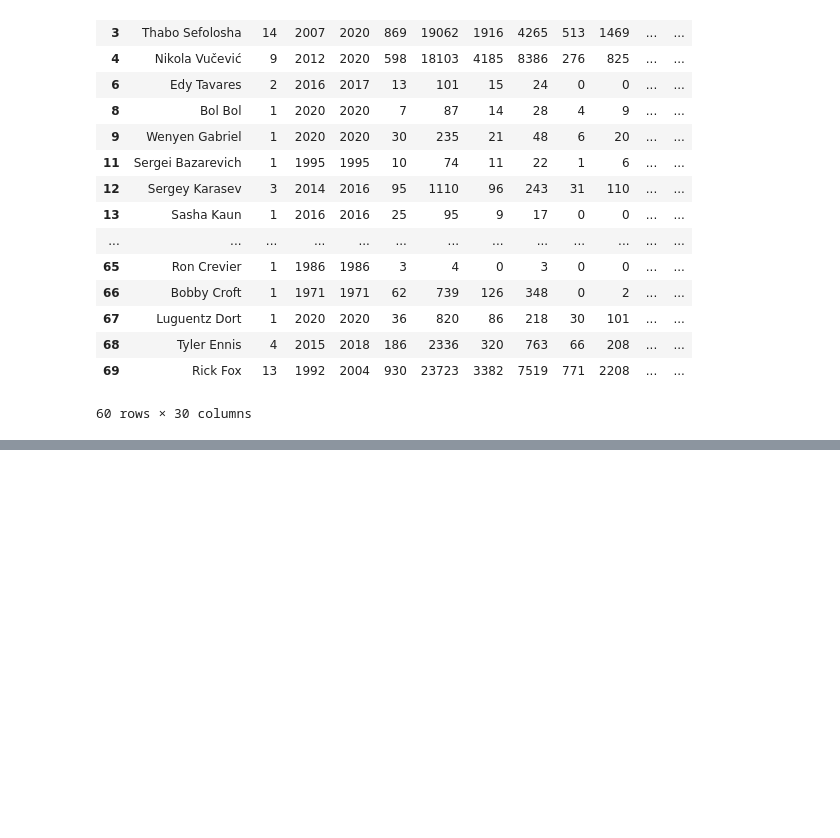
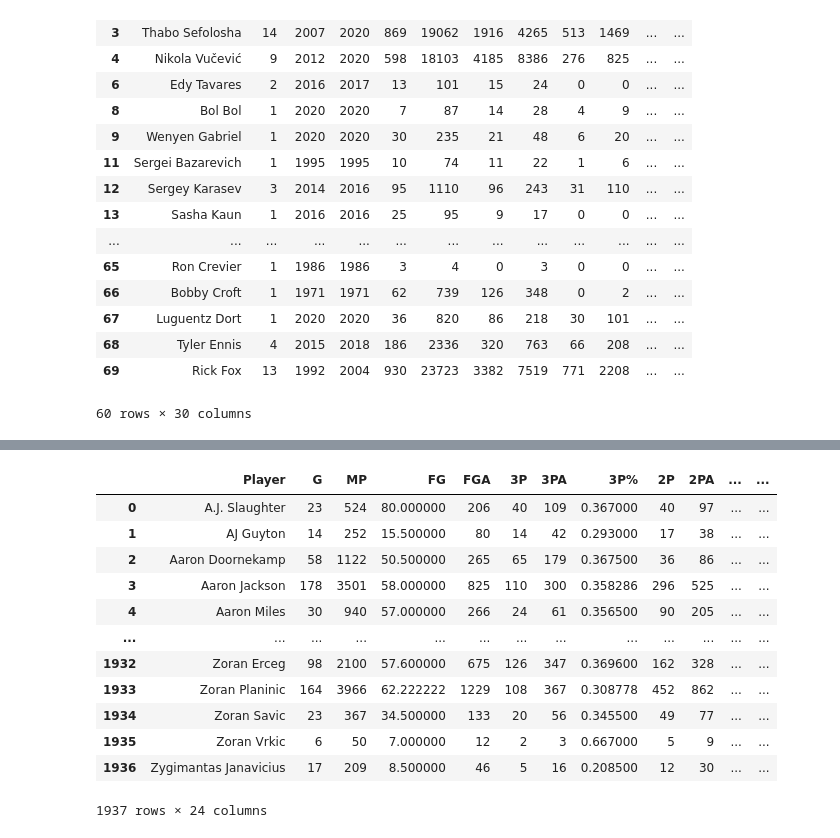
Before and after one commit to robsavage619/euroleague, a Jupyter notebook: exploration.ipynb, the cells around one changed output, grey strips where cells are left out. Cells and saved outputs as stored; diff of their text form; code cells hidden in the pictures; blank space fills up the shorter version.

```diff
--- a/exploration.ipynb
+++ b/exploration.ipynb
@@ -83,0 +147,27 @@ df.head(60)
+# %%
+euro_calc = euro_df.drop(columns=['Team', 'End Year'])
+
+euro_calc = euro_calc.groupby(['Player'], as_index=False).agg({'G':'sum', 'MP':'sum', 'FG':'sum',
+                                                               'MP':'sum', 'FG':'sum', 'FGA':'sum', 'FG':'mean',
+                                                               '3P':'sum', '3PA':'sum', '3P%':'mean', '2P':'sum',
+                                                               '2PA':'sum', '2P%':'mean', 'eFG%':'mean', 'FT':'sum',
+                                                               'FTA':'sum', 'FT%':'mean', 'ORB':'sum', 'DRB':'sum'
+                                                              , 'TRB':'sum', 'AST':'sum', 'STL':'sum', 'BLK':'sum'
+                                                              , 'TOV':'sum', 'PF':'sum', 'PTS':'sum'})
+
+
+euro_calc
+# %% [output]
+|  | Player | G | MP | FG | FGA | 3P | 3PA | 3P% | 2P | 2PA | ... | ... |
+| 0 | A.J. Slaughter | 23 | 524 | 80.000000 | 206 | 40 | 109 | 0.367000 | 40 | 97 | ... | ... |
+| 1 | AJ Guyton | 14 | 252 | 15.500000 | 80 | 14 | 42 | 0.293000 | 17 | 38 | ... | ... |
+| 2 | Aaron Doornekamp | 58 | 1122 | 50.500000 | 265 | 65 | 179 | 0.367500 | 36 | 86 | ... | ... |
+| 3 | Aaron Jackson | 178 | 3501 | 58.000000 | 825 | 110 | 300 | 0.358286 | 296 | 525 | ... | ... |
+| 4 | Aaron Miles | 30 | 940 | 57.000000 | 266 | 24 | 61 | 0.356500 | 90 | 205 | ... | ... |
+| ... | ... | ... | ... | ... | ... | ... | ... | ... | ... | ... | ... | ... |
+| 1932 | Zoran Erceg | 98 | 2100 | 57.600000 | 675 | 126 | 347 | 0.369600 | 162 | 328 | ... | ... |
+| 1933 | Zoran Planinic | 164 | 3966 | 62.222222 | 1229 | 108 | 367 | 0.308778 | 452 | 862 | ... | ... |
+| 1934 | Zoran Savic | 23 | 367 | 34.500000 | 133 | 20 | 56 | 0.345500 | 49 | 77 | ... | ... |
+| 1935 | Zoran Vrkic | 6 | 50 | 7.000000 | 12 | 2 | 3 | 0.667000 | 5 | 9 | ... | ... |
+| 1936 | Zygimantas Janavicius | 17 | 209 | 8.500000 | 46 | 5 | 16 | 0.208500 | 12 | 30 | ... | ... |
+1937 rows × 24 columns
```
Also changed, not shown: parts of 5 cells of this notebook, 43 other files.
